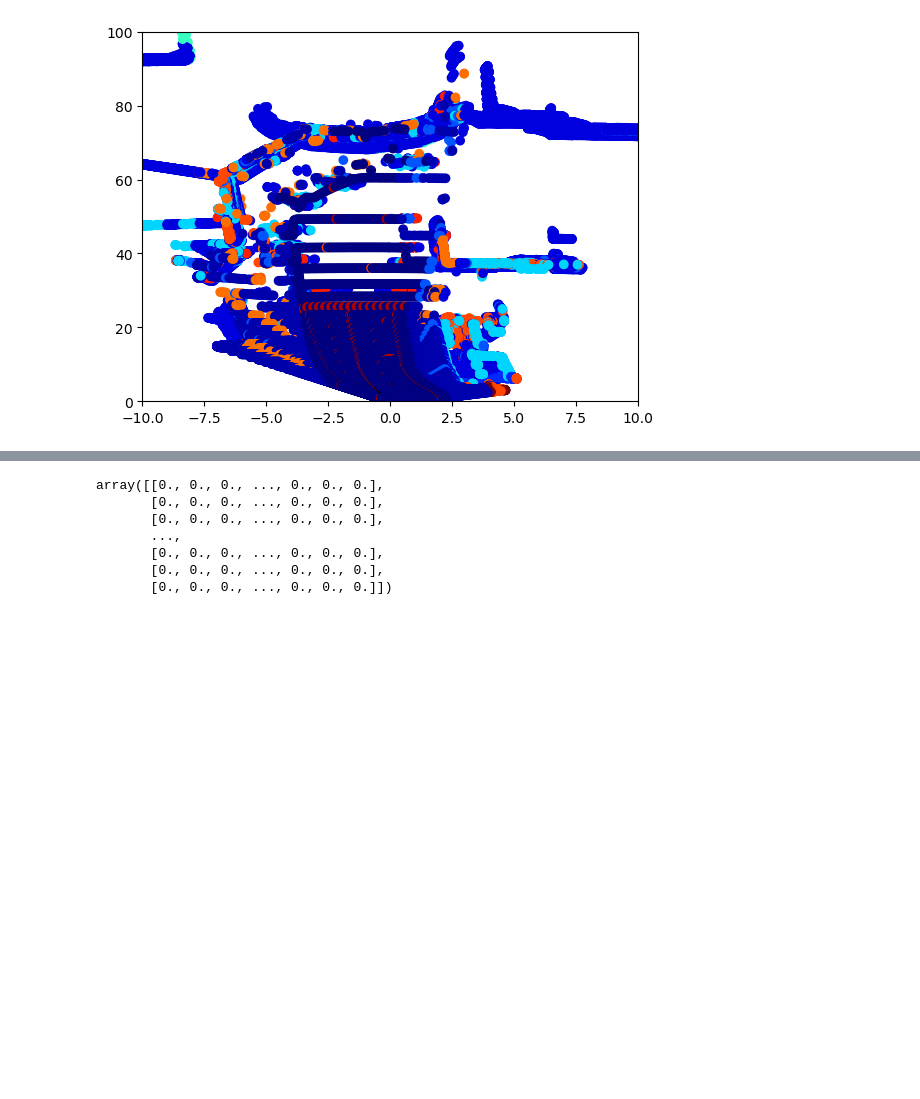
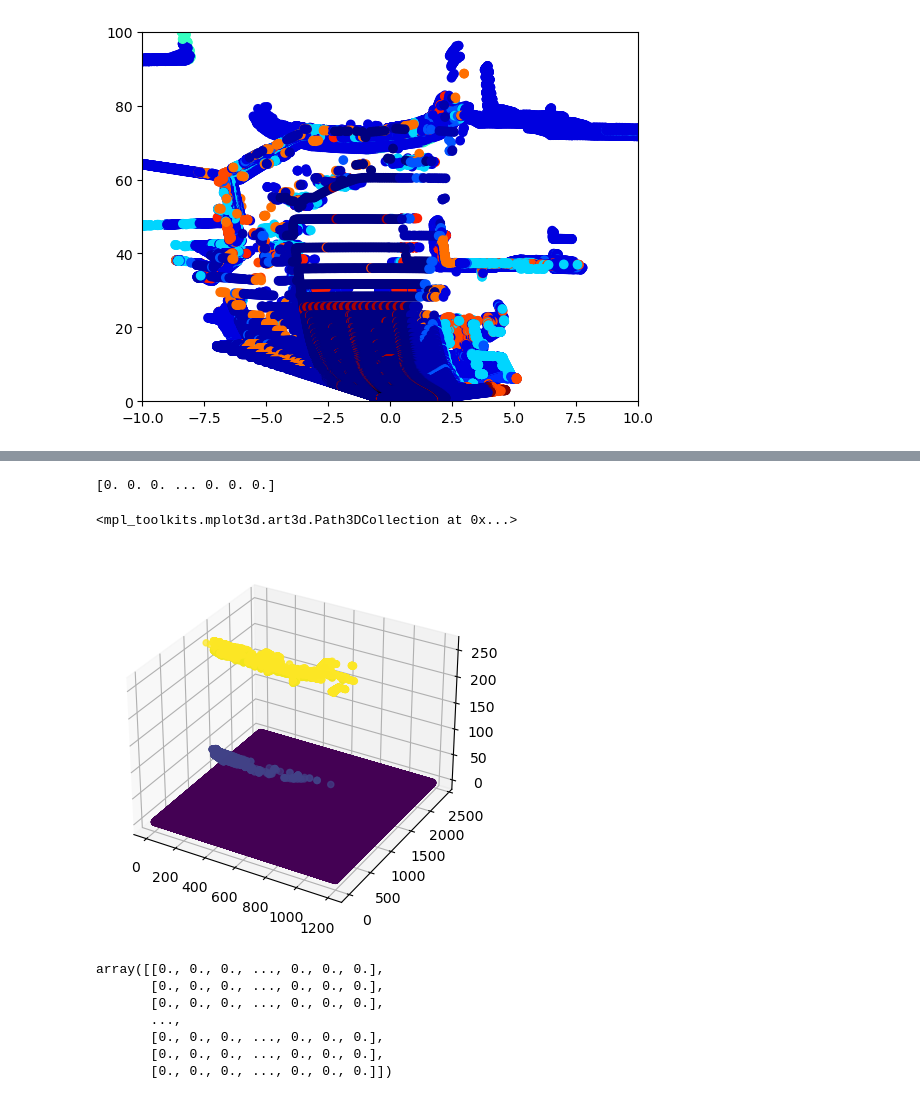
Before and after one commit to Marijn-dev/AI-for-priority-vehicles, a Jupyter notebook: PicToMap.ipynb, the cells around one changed output, grey strips where cells are left out. Cells and saved outputs as stored; diff of their text form; code cells hidden in the pictures; blank space fills up the shorter version.

Commit message:
fix runtime costmap

```diff
--- a/PicToMap.ipynb
+++ b/PicToMap.ipynb
@@ -102,6 +102,8 @@ plt.ylim(0,100)
 (0.0, 100.0)
 [figure]
 # %%
+import MapToGrid as m2g
+
 #remove these after testing
 reload(m2g)
 
@@ -123,7 +125,6 @@ map_height=120*2
 cell_size=0.1
 costmap=np.zeros([int(map_width/cell_size),int(map_height/cell_size)])
 
-
 #Cut out the usefull data we make it a 120m by 120m cube infront of the car
 condition=((x>120) | (x<-120) |  (z<0) | (z>120))
 x[condition] = 0
@@ -140,7 +141,8 @@ labels=segment_data[:,:,0]
 
 #transform to the grid
 
-m2g.map3grid(costmap,x,z,labels,map_width,map_height)
+# Call the updated map3grid function
+cost_map = m2g.map3grid(costmap, x, z, labels, map_width, map_height, cell_size)
 
 #determine costs
 
@@ -158,3 +154,13 @@ IndexError: index 791 is out of bounds for axis 1 with size 240
+# %%
+print(cost_map[3])
+fig=plt.figure()
+ax=fig.add_subplot(projection='3d')
+x_cost,y_cost=np.meshgrid(np.arange(len(cost_map[:,0])),np.arange(len(cost_map[0,:])))
+ax.scatter(x_cost,y_cost,cost_map.flatten(),c=cost_map.flatten())
+# %% [output]
+[0. 0. 0. ... 0. 0. 0.]
+<mpl_toolkits.mplot3d.art3d.Path3DCollection at 0x...>
+[figure, added]
 # %%
 width =6
 height =12
```
Also changed, not shown: parts of 2 cells of this notebook, 1 other file.
